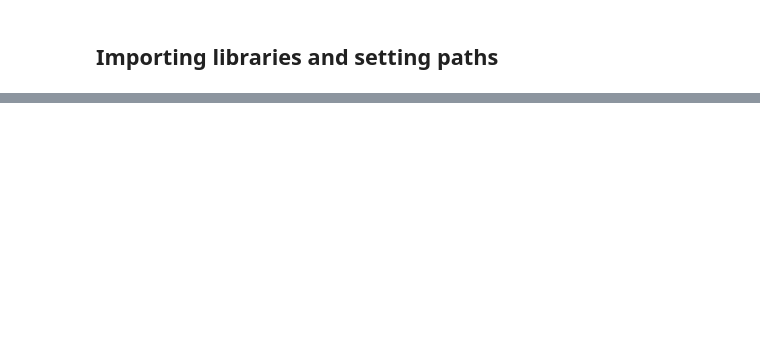
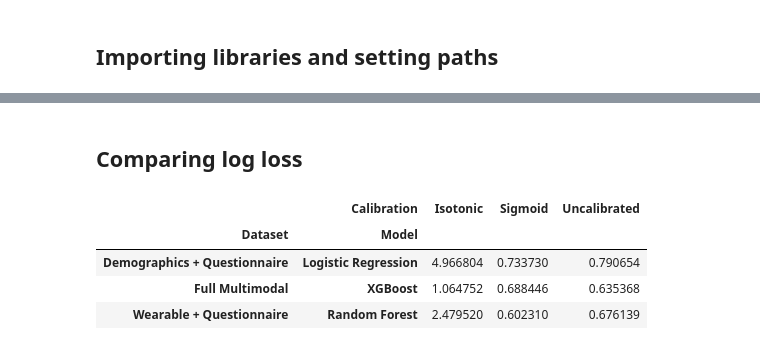
Before and after one commit to obramwell/AI-Assisted-Screening-of-Parkinson-s-Disease, a Jupyter notebook: notebooks/13_calibration_analysis.ipynb, the cells around one changed output, grey strips where cells are left out. Saved outputs shown, nothing was run; the diff lists cells and outputs as text; code cells hidden in the pictures; blank space fills up the shorter version.

```diff
--- a/notebooks/13_calibration_analysis.ipynb
+++ b/notebooks/13_calibration_analysis.ipynb
@@ -586,0 +403,16 @@ multimodal_full_rf_calibration_class_2.png : True
+# %% [markdown]
+## Comparing log loss
+# %%
+logloss_comparison = calibration_results.pivot(
+    index=["Dataset", "Model"],
+    columns="Calibration",
+    values="Log_Loss"
+)
+
+logloss_comparison
+# %% [output]
+|  | Calibration | Isotonic | Sigmoid | Uncalibrated |
+| Dataset | Model |  |  |  |
+| Demographics + Questionnaire | Logistic Regression | 4.966804 | 0.733730 | 0.790654 |
+| Full Multimodal | XGBoost | 1.064752 | 0.688446 | 0.635368 |
+| Wearable + Questionnaire | Random Forest | 2.479520 | 0.602310 | 0.676139 |
```
Also changed, not shown: parts of 43 cells of this notebook, 5 other files.
